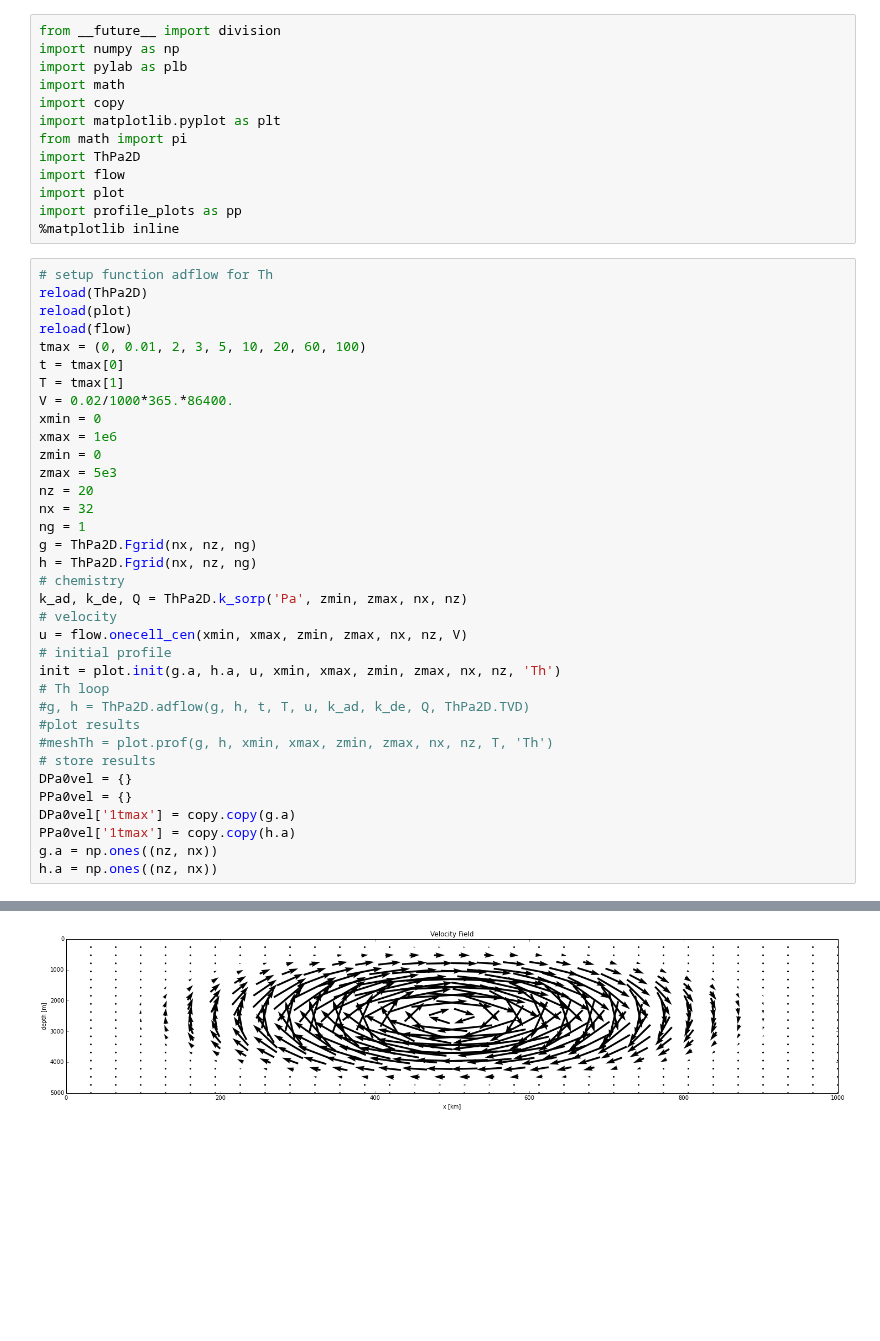
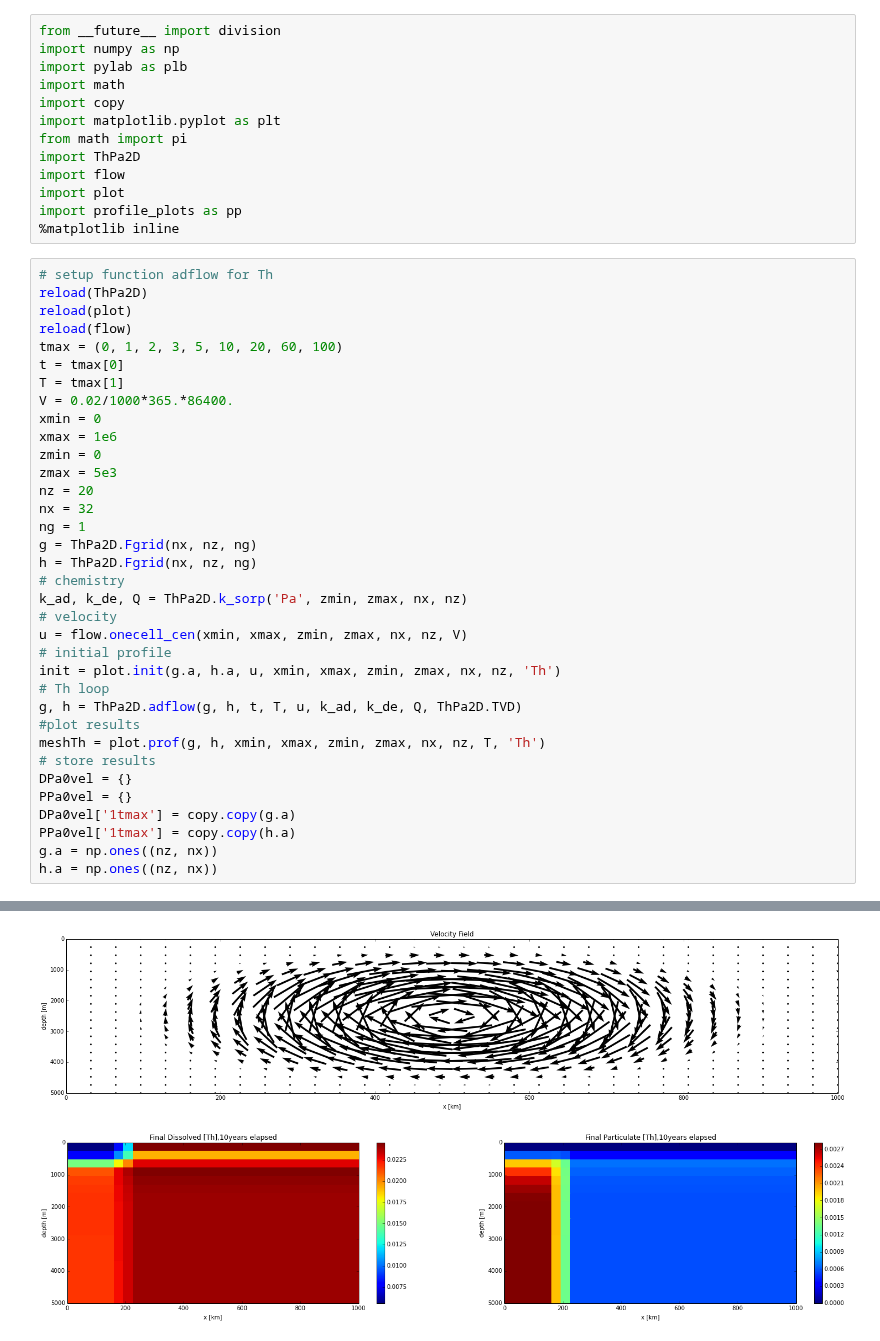
Before and after one commit to UBC-MOAD/pa-th-simple, a Jupyter notebook: prelim-model/Testbook.ipynb, the cells around one changed output, grey strips where cells are left out. Drawn from its saved outputs; the diff is of its cells as text; blank space fills up the shorter version.

```diff
--- a/prelim-model/Testbook.ipynb
+++ b/prelim-model/Testbook.ipynb
@@ -18,36 +18,37 @@ import profile_plots as pp
 reload(ThPa2D)
 reload(plot)
 reload(flow)
-tmax = (0, 0.01, 2, 3, 5, 10, 20, 60, 100)
+tmax = (0, 1, 2, 3, 5, 10, 20, 60, 100)
 t = tmax[0]
 T = tmax[1]
 V = 0.02/1000*365.*86400.
 xmin = 0
 xmax = 1e6
 zmin = 0
 zmax = 5e3
 nz = 20
 nx = 32
 ng = 1
 g = ThPa2D.Fgrid(nx, nz, ng)
 h = ThPa2D.Fgrid(nx, nz, ng)
 # chemistry
 k_ad, k_de, Q = ThPa2D.k_sorp('Pa', zmin, zmax, nx, nz)
 # velocity
 u = flow.onecell_cen(xmin, xmax, zmin, zmax, nx, nz, V)
 # initial profile
 init = plot.init(g.a, h.a, u, xmin, xmax, zmin, zmax, nx, nz, 'Th')
 # Th loop
-#g, h = ThPa2D.adflow(g, h, t, T, u, k_ad, k_de, Q, ThPa2D.TVD)
+g, h = ThPa2D.adflow(g, h, t, T, u, k_ad, k_de, Q, ThPa2D.TVD)
 #plot results
-#meshTh = plot.prof(g, h, xmin, xmax, zmin, zmax, nx, nz, T, 'Th')
+meshTh = plot.prof(g, h, xmin, xmax, zmin, zmax, nx, nz, T, 'Th')
 # store results
 DPa0vel = {}
 PPa0vel = {}
 DPa0vel['1tmax'] = copy.copy(g.a)
 PPa0vel['1tmax'] = copy.copy(h.a)
 g.a = np.ones((nz, nx))
 h.a = np.ones((nz, nx))
 # %% [output]
 [figure]
 [figure]
+[figure, added]
```
Also changed, not shown: parts of 5 cells of this notebook, 2 other files.
